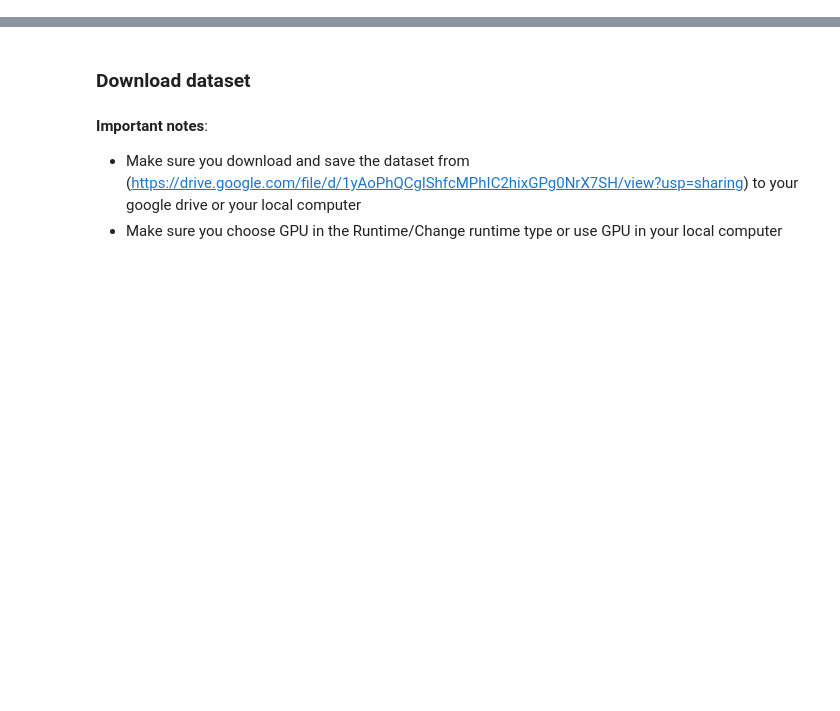
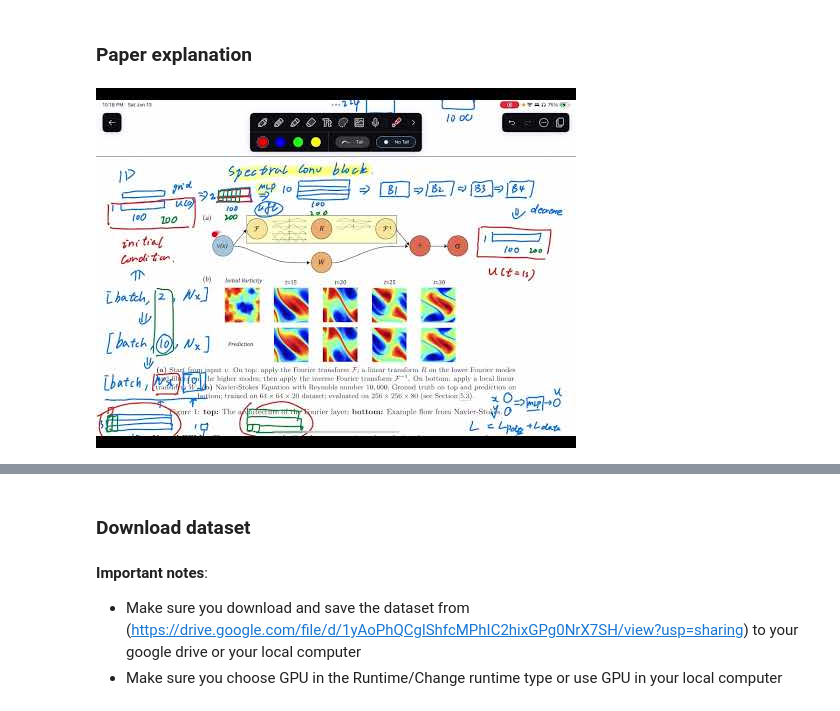
Before and after one commit to xiaoyuxie-vico/Sci-ML-Book, a Jupyter notebook: _sources/FNO/FNO-1D/FNO-1D.ipynb, the cells around one changed output, grey strips where cells are left out. Cells and saved outputs as stored; diff of their text form; code cells hidden in the pictures; blank space fills up the shorter version.

```diff
--- a/_sources/FNO/FNO-1D/FNO-1D.ipynb
+++ b/_sources/FNO/FNO-1D/FNO-1D.ipynb
@@ -6,3 +6,10 @@
 - Author: [Xiaoyu Xie](https://xiaoyuxie.top/#Research)
 - Email: xiaoyuxie2020@u.northwestern.edu
 - Date: January 13, 2024
+# %% [markdown]
+### Paper explanation
+# %%
+from IPython.display import YouTubeVideo
+YouTubeVideo('Rb8GyyTDlTc', width=800, height=300)
+# %% [output]
+[figure, added]
```
Also changed, not shown: parts of 2 cells of this notebook, 8 other files.
